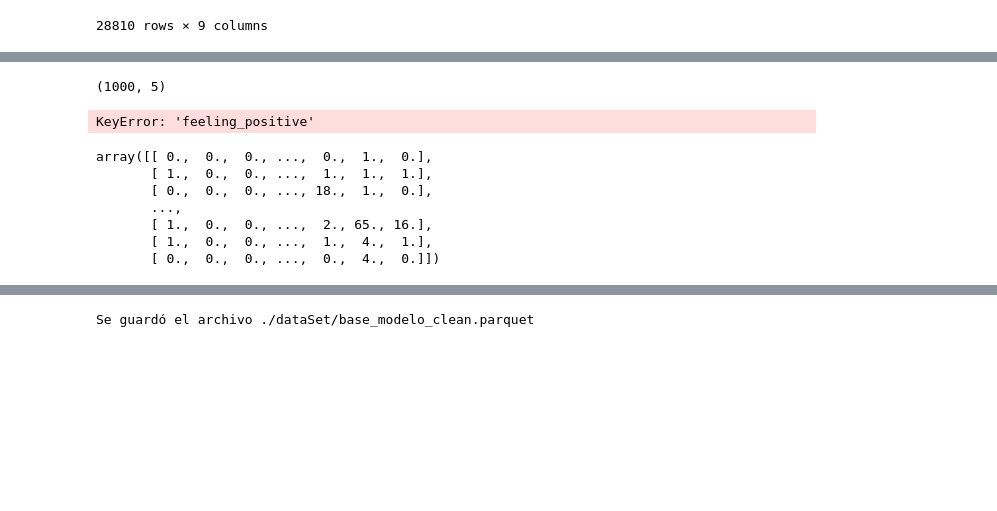
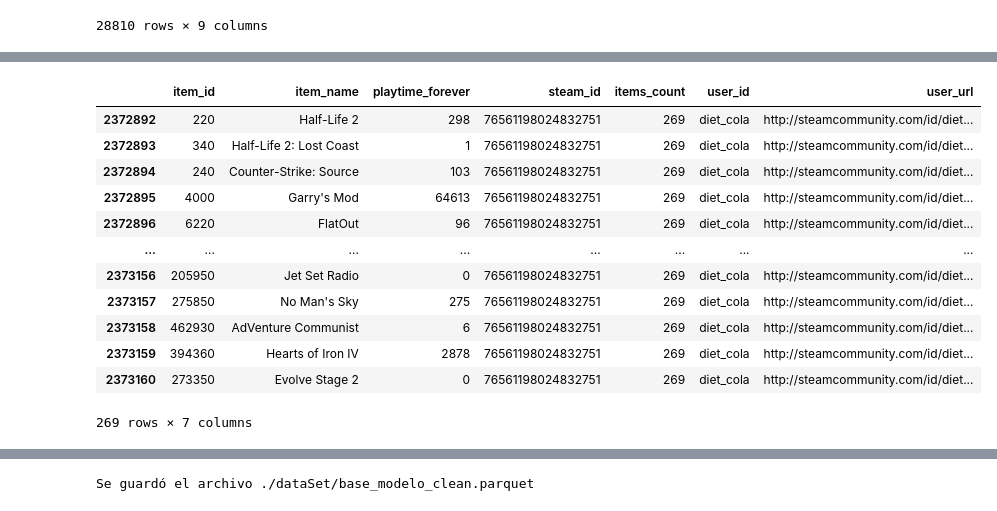
Before and after one commit to pipesito1/video_games_recommend, a Jupyter notebook: modelo.ipynb, the cells around one changed output, grey strips where cells are left out. Saved outputs shown, nothing was run; the diff lists cells and outputs as text; code cells hidden in the pictures; blank space fills up the shorter version.

```diff
--- a/modelo.ipynb
+++ b/modelo.ipynb
@@ -160,23 +121,0 @@ data_tmp['item_id'] = data_tmp['item_id'].astype(int)
-# %%
-data_tmp.shape
-# %% [output]
-(1000, 5)
-# %%
-# Primero, vamos a convertir la columna 'nombre' a una representación numérica usando TF-IDF
-vectorizer = TfidfVectorizer()
-tfidf_matrix = vectorizer.fit_transform(data_tmp['genres'])
-
-# Luego, vamos a añadir las columnas numéricas a nuestra matriz de características
-features = np.column_stack([tfidf_matrix.toarray(), data_tmp['feeling_negative'], data_review['feeling_positive'], data_review['feeling_neutral'],])
-# %% [output]
-KeyError: 'feeling_positive'
-# %%
-features
-# %% [output]
-array([[ 0.,  0.,  0., ...,  0.,  1.,  0.],
-       [ 1.,  0.,  0., ...,  1.,  1.,  1.],
-       [ 0.,  0.,  0., ..., 18.,  1.,  0.],
-       ...,
-       [ 1.,  0.,  0., ...,  2., 65., 16.],
-       [ 1.,  0.,  0., ...,  1.,  4.,  1.],
-       [ 0.,  0.,  0., ...,  0.,  4.,  0.]])
@@ -189,2 +122,21 @@ similarity_matrix = cosine_similarity(features)
+# %%
+# Para hacer recomendaciones, puedes buscar los productos más similares a un producto dado
+id_user = 'diet_cola'  # El nombre del producto para el que quieres hacer recomendaciones
+producto = data_item[data_item['user_id'] == id_user]  # Asegúrate de que 'user_id' sea el nombre correcto de la columna
+producto
+# %% [output]
+|  | item_id | item_name | playtime_forever | steam_id | items_count | user_id | user_url |
+| 2372892 | 220 | Half-Life 2 | 298 | 76561198024832751 | 269 | diet_cola | http://steamcommunity.com/id/diet... |
+| 2372893 | 340 | Half-Life 2: Lost Coast | 1 | 76561198024832751 | 269 | diet_cola | http://steamcommunity.com/id/diet... |
+| 2372894 | 240 | Counter-Strike: Source | 103 | 76561198024832751 | 269 | diet_cola | http://steamcommunity.com/id/diet... |
+| 2372895 | 4000 | Garry's Mod | 64613 | 76561198024832751 | 269 | diet_cola | http://steamcommunity.com/id/diet... |
+| 2372896 | 6220 | FlatOut | 96 | 76561198024832751 | 269 | diet_cola | http://steamcommunity.com/id/diet... |
+| ... | ... | ... | ... | ... | ... | ... | ... |
+| 2373156 | 205950 | Jet Set Radio | 0 | 76561198024832751 | 269 | diet_cola | http://steamcommunity.com/id/diet... |
+| 2373157 | 275850 | No Man's Sky | 275 | 76561198024832751 | 269 | diet_cola | http://steamcommunity.com/id/diet... |
+| 2373158 | 462930 | AdVenture Communist | 6 | 76561198024832751 | 269 | diet_cola | http://steamcommunity.com/id/diet... |
+| 2373159 | 394360 | Hearts of Iron IV | 2878 | 76561198024832751 | 269 | diet_cola | http://steamcommunity.com/id/diet... |
+| 2373160 | 273350 | Evolve Stage 2 | 0 | 76561198024832751 | 269 | diet_cola | http://steamcommunity.com/id/diet... |
+269 rows × 7 columns
 # %%
 # Para hacer recomendaciones, puedes buscar los productos más similares a un producto dado
```
Also changed, not shown: parts of 34 cells of this notebook, 3 other files.
